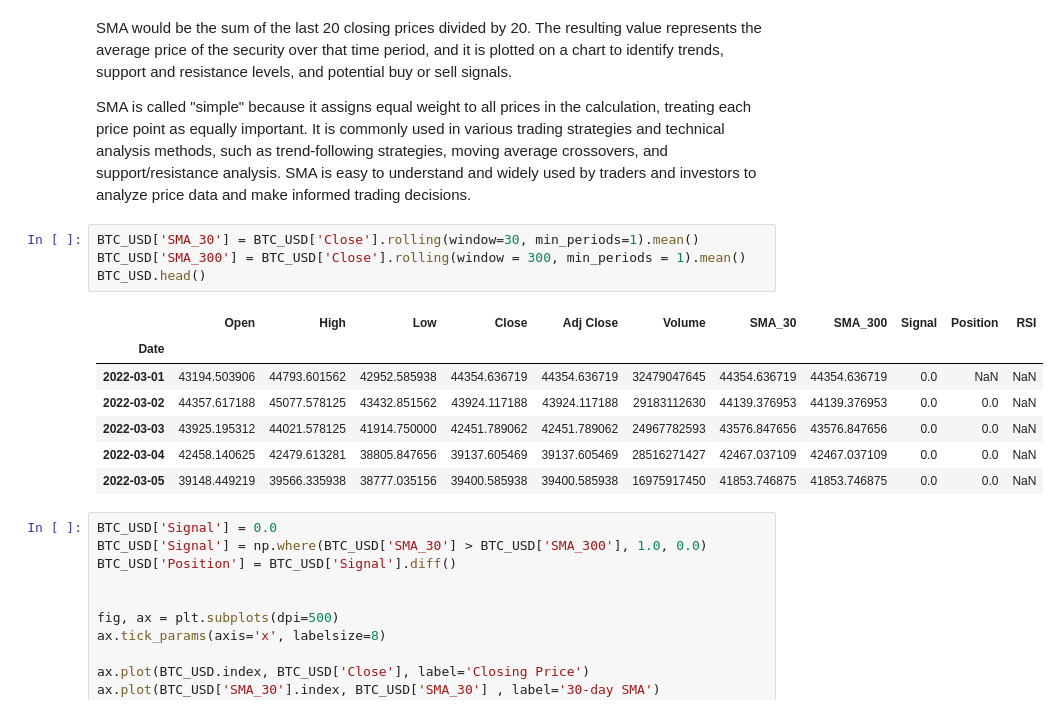
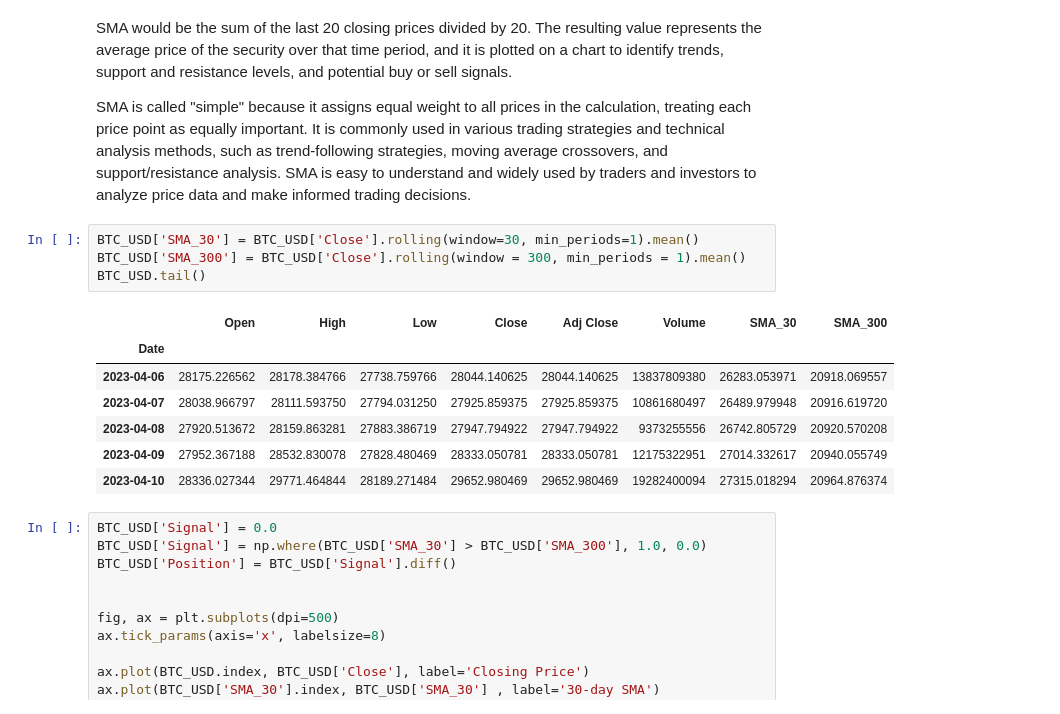
Before and after one commit to Annarhysa/Cryptocurrency-Trading-Algorithm, a Jupyter notebook: Market-Analysis-yfinance.ipynb, the cells around one changed output. Cells and saved outputs as stored; diff of their text form.

```diff
--- a/Market-Analysis-yfinance.ipynb
+++ b/Market-Analysis-yfinance.ipynb
@@ -31,15 +31,15 @@ SMA is called "simple" because it assigns equal weight to all prices in the calc
 # %%
 BTC_USD['SMA_30'] = BTC_USD['Close'].rolling(window=30, min_periods=1).mean()
 BTC_USD['SMA_300'] = BTC_USD['Close'].rolling(window = 300, min_periods = 1).mean()
-BTC_USD.head()
+BTC_USD.tail()
 # %% [output]
-|  | Open | High | Low | Close | Adj Close | Volume | SMA_30 | SMA_300 | Signal | Position | RSI |
-| Date |  |  |  |  |  |  |  |  |  |  |  |
-| 2022-03-01 | 43194.503906 | 44793.601562 | 42952.585938 | 44354.636719 | 44354.636719 | 32479047645 | 44354.636719 | 44354.636719 | 0.0 | NaN | NaN |
-| 2022-03-02 | 44357.617188 | 45077.578125 | 43432.851562 | 43924.117188 | 43924.117188 | 29183112630 | 44139.376953 | 44139.376953 | 0.0 | 0.0 | NaN |
-| 2022-03-03 | 43925.195312 | 44021.578125 | 41914.750000 | 42451.789062 | 42451.789062 | 24967782593 | 43576.847656 | 43576.847656 | 0.0 | 0.0 | NaN |
-| 2022-03-04 | 42458.140625 | 42479.613281 | 38805.847656 | 39137.605469 | 39137.605469 | 28516271427 | 42467.037109 | 42467.037109 | 0.0 | 0.0 | NaN |
-| 2022-03-05 | 39148.449219 | 39566.335938 | 38777.035156 | 39400.585938 | 39400.585938 | 16975917450 | 41853.746875 | 41853.746875 | 0.0 | 0.0 | NaN |
+|  | Open | High | Low | Close | Adj Close | Volume | SMA_30 | SMA_300 |
+| Date |  |  |  |  |  |  |  |  |
+| 2023-04-06 | 28175.226562 | 28178.384766 | 27738.759766 | 28044.140625 | 28044.140625 | 13837809380 | 26283.053971 | 20918.069557 |
+| 2023-04-07 | 28038.966797 | 28111.593750 | 27794.031250 | 27925.859375 | 27925.859375 | 10861680497 | 26489.979948 | 20916.619720 |
+| 2023-04-08 | 27920.513672 | 28159.863281 | 27883.386719 | 27947.794922 | 27947.794922 | 9373255556 | 26742.805729 | 20920.570208 |
+| 2023-04-09 | 27952.367188 | 28532.830078 | 27828.480469 | 28333.050781 | 28333.050781 | 12175322951 | 27014.332617 | 20940.055749 |
+| 2023-04-10 | 28336.027344 | 29771.464844 | 28189.271484 | 29652.980469 | 29652.980469 | 19282400094 | 27315.018294 | 20964.876374 |
 # %%
 BTC_USD['Signal'] = 0.0
 BTC_USD['Signal'] = np.where(BTC_USD['SMA_30'] > BTC_USD['SMA_300'], 1.0, 0.0)
```
Also changed, not shown: parts of 3 cells of this notebook.
